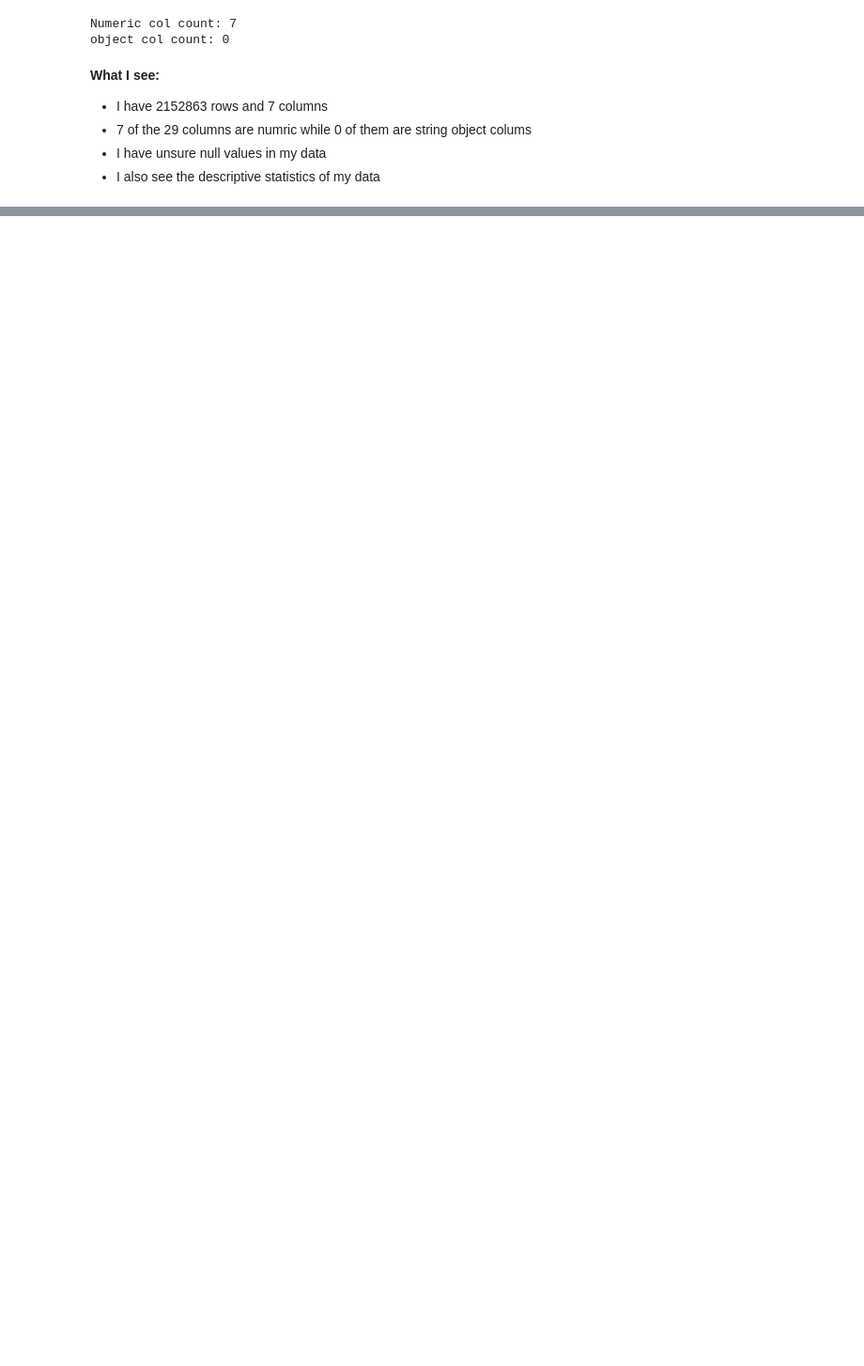
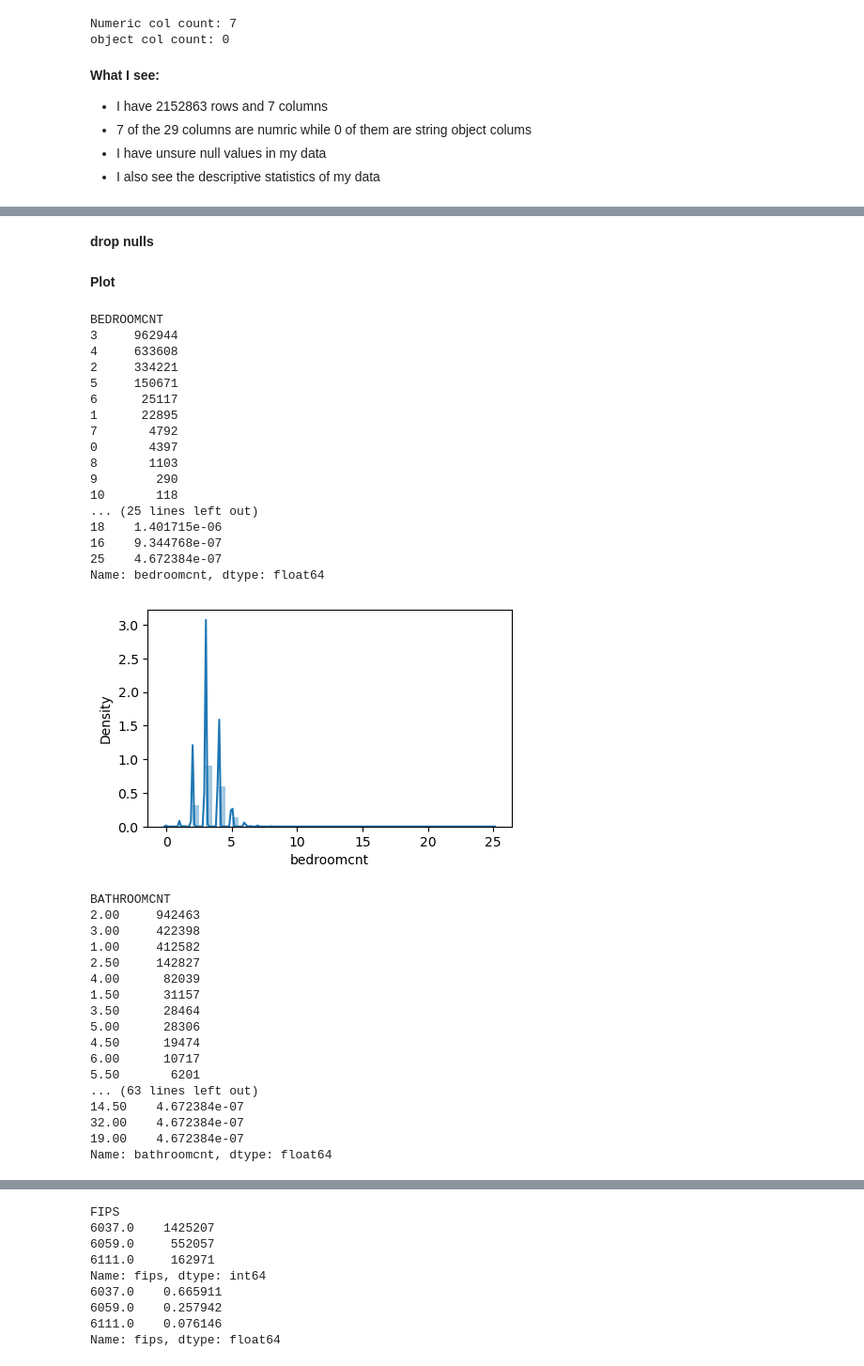
Before and after one commit to MigashaneVictoire/regression-exercises, a Jupyter notebook: wrangle.ipynb, the cells around one changed output, grey strips where cells are left out. Shown: that part at 94% size. Cells and saved outputs as stored; diff of their text form; code cells hidden in the pictures; blank space fills up the shorter version.

```diff
--- a/wrangle.ipynb
+++ b/wrangle.ipynb
@@ -106,0 +124,57 @@ object col count: 0
+# %% [markdown]
+**drop nulls**
+# %%
+# drop all nulls in the dataframe
+zillow = zillow.dropna()
+# %%
+# convert data type from float to int
+zillow.bedroomcnt = zillow.bedroomcnt.astype(int)
+zillow.yearbuilt = zillow.yearbuilt.astype(int)
+# %% [markdown]
+**Plot**
+# %%
+# plot distributions
+for i in zillow.columns:
+    print(i.upper())
+    print(zillow[i].value_counts())
+    print(zillow[i].value_counts(normalize=True))
+
+    plt.figure(figsize=(5,3))
+    sns.distplot(zillow[i])
+    plt.show()
+# %% [output]
+BEDROOMCNT
+3     962944
+4     633608
+2     334221
+5     150671
+6      25117
+1      22895
+7       4792
+0       4397
+8       1103
+9        290
+10       118
+... (25 lines left out)
+18    1.401715e-06
+16    9.344768e-07
+25    4.672384e-07
+Name: bedroomcnt, dtype: float64
+[figure, added]
+BATHROOMCNT
+2.00     942463
+3.00     422398
+1.00     412582
+2.50     142827
+4.00      82039
+1.50      31157
+3.50      28464
+5.00      28306
+4.50      19474
+6.00      10717
+5.50       6201
+... (63 lines left out)
+14.50    4.672384e-07
+32.00    4.672384e-07
+19.00    4.672384e-07
+Name: bathroomcnt, dtype: float64
@@ -106,0 +254,9 @@ object col count: 0
+FIPS
+6037.0    1425207
+6059.0     552057
+6111.0     162971
+Name: fips, dtype: int64
+6037.0    0.665911
+6059.0    0.257942
+6111.0    0.076146
+Name: fips, dtype: float64
```
Also changed, not shown: parts of 11 cells of this notebook, 1 other file.
